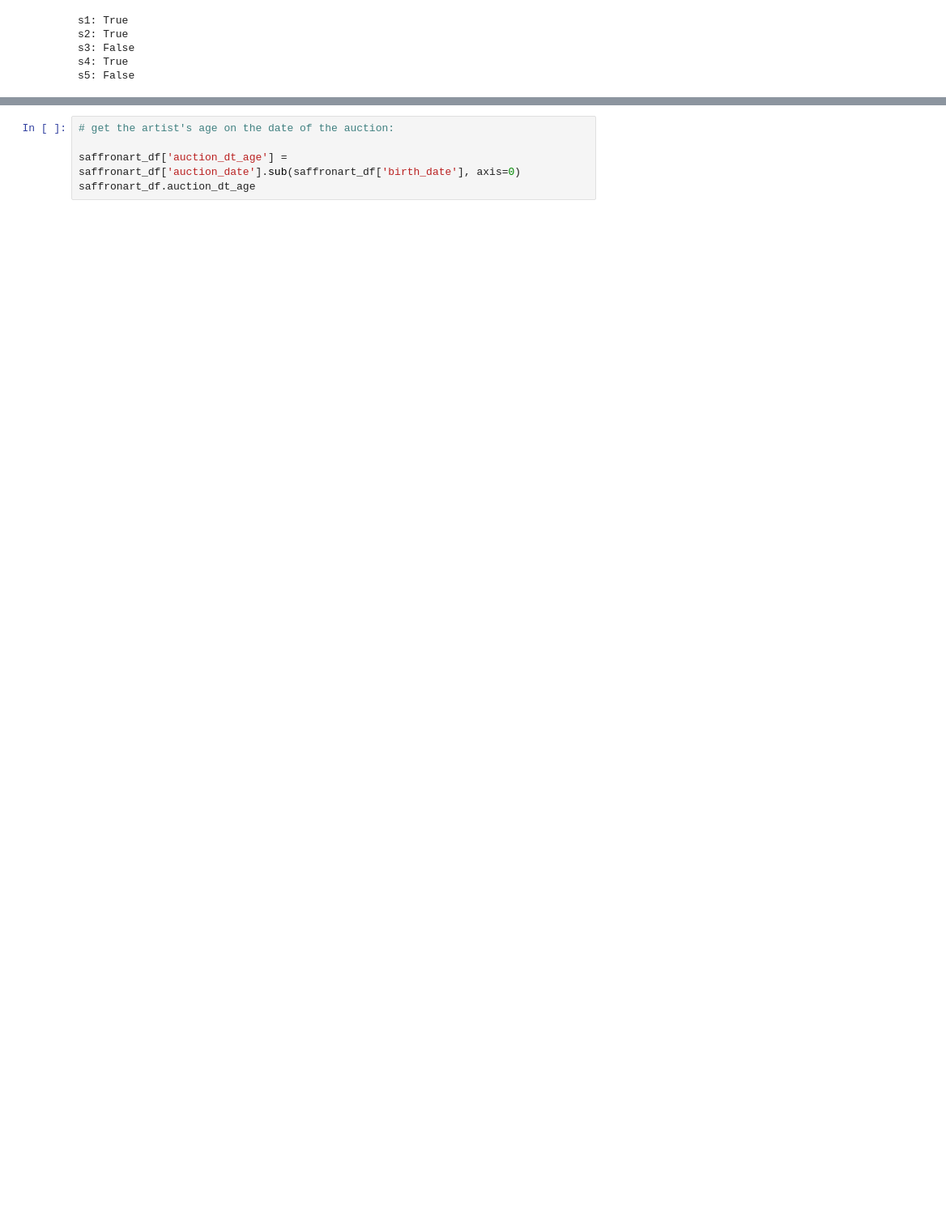
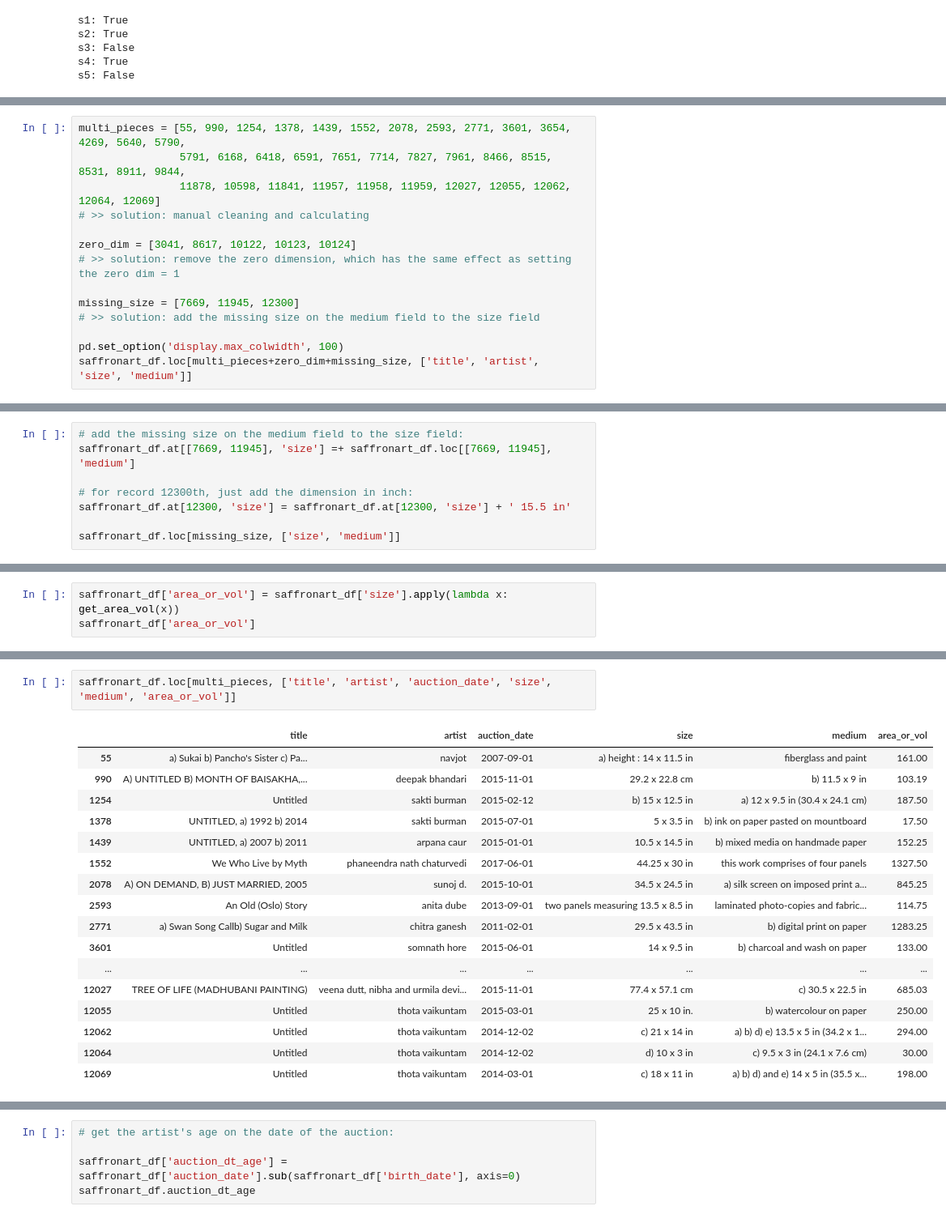
Before and after one commit to dcaohuu18/saffronart_stats_analysis, a Jupyter notebook: add_new_age_size.ipynb, the cells around one changed output, grey strips where cells are left out. Shown: that part at 81% size. Saved outputs shown, nothing was run; the diff lists cells and outputs as text; blank space fills up the shorter version.

Commit message:
finish cleaning the size

```diff
--- a/add_new_age_size.ipynb
+++ b/add_new_age_size.ipynb
@@ -162,0 +141,14 @@ saffronart_df.iloc[dirty_rows]
+# %%
+multi_pieces = [55, 990, 1254, 1378, 1439, 1552, 2078, 2593, 2771, 3601, 3654, 4269, 5640, 5790,
+                5791, 6168, 6418, 6591, 7651, 7714, 7827, 7961, 8466, 8515, 8531, 8911, 9844,
+                11878, 10598, 11841, 11957, 11958, 11959, 12027, 12055, 12062, 12064, 12069]
+# >> solution: manual cleaning and calculating
+
+zero_dim = [3041, 8617, 10122, 10123, 10124]
+# >> solution: remove the zero dimension, which has the same effect as setting the zero dim = 1
+
+missing_size = [7669, 11945, 12300]
+# >> solution: add the missing size on the medium field to the size field
+
+pd.set_option('display.max_colwidth', 100)
+saffronart_df.loc[multi_pieces+zero_dim+missing_size, ['title', 'artist', 'size', 'medium']]
@@ -162,0 +173,8 @@ saffronart_df.iloc[dirty_rows]
+# %%
+# add the missing size on the medium field to the size field:
+saffronart_df.at[[7669, 11945], 'size'] =+ saffronart_df.loc[[7669, 11945], 'medium']
+
+# for record 12300th, just add the dimension in inch:
+saffronart_df.at[12300, 'size'] = saffronart_df.at[12300, 'size'] + ' 15.5 in'
+
+saffronart_df.loc[missing_size, ['size', 'medium']]
@@ -170,3 +193,6 @@ def get_area_vol(x):
         dimensions = np.array(dimensions)/2.54 # convert to inch
 
     return np.prod(dimensions) # multiply them altogether
+# %%
+saffronart_df['area_or_vol'] = saffronart_df['size'].apply(lambda x: get_area_vol(x))
+saffronart_df['area_or_vol']
@@ -172,0 +212,20 @@ def get_area_vol(x):
+# %%
+saffronart_df.loc[multi_pieces, ['title', 'artist', 'auction_date', 'size', 'medium', 'area_or_vol']]
+# %% [output]
+|  | title | artist | auction_date | size | medium | area_or_vol |
+| 55 | a) Sukai b) Pancho's Sister c) Pa... | navjot | 2007-09-01 | a) height : 14 x 11.5 in | fiberglass and paint | 161.00 |
+| 990 | A) UNTITLED B) MONTH OF BAISAKHA,... | deepak bhandari | 2015-11-01 | 29.2 x 22.8 cm | b) 11.5 x 9 in | 103.19 |
+| 1254 | Untitled | sakti burman | 2015-02-12 | b) 15 x 12.5 in | a) 12 x 9.5 in (30.4 x 24.1 cm) | 187.50 |
+| 1378 | UNTITLED, a) 1992 b) 2014 | sakti burman | 2015-07-01 | 5 x 3.5 in | b) ink on paper pasted on mountboard | 17.50 |
+| 1439 | UNTITLED, a) 2007 b) 2011 | arpana caur | 2015-01-01 | 10.5 x 14.5 in | b) mixed media on handmade paper | 152.25 |
+| 1552 | We Who Live by Myth | phaneendra nath chaturvedi | 2017-06-01 | 44.25 x 30 in | this work comprises of four panels | 1327.50 |
+| 2078 | A) ON DEMAND, B) JUST MARRIED, 2005 | sunoj d. | 2015-10-01 | 34.5 x 24.5 in | a) silk screen on imposed print a... | 845.25 |
+| 2593 | An Old (Oslo) Story | anita dube | 2013-09-01 | two panels measuring 13.5 x 8.5 in | laminated photo-copies and fabric... | 114.75 |
+| 2771 | a) Swan Song Callb) Sugar and Milk | chitra ganesh | 2011-02-01 | 29.5 x 43.5 in | b) digital print on paper | 1283.25 |
+| 3601 | Untitled | somnath hore | 2015-06-01 | 14 x 9.5 in | b) charcoal and wash on paper | 133.00 |
+| ... | ... | ... | ... | ... | ... | ... |
+| 12027 | TREE OF LIFE (MADHUBANI PAINTING) | veena dutt, nibha and urmila devi... | 2015-11-01 | 77.4 x 57.1 cm | c) 30.5 x 22.5 in | 685.03 |
+| 12055 | Untitled | thota vaikuntam | 2015-03-01 | 25 x 10 in. | b) watercolour on paper | 250.00 |
+| 12062 | Untitled | thota vaikuntam | 2014-12-02 | c) 21 x 14 in | a) b) d) e) 13.5 x 5 in (34.2 x 1... | 294.00 |
+| 12064 | Untitled | thota vaikuntam | 2014-12-02 | d) 10 x 3 in | c) 9.5 x 3 in (24.1 x 7.6 cm) | 30.00 |
+| 12069 | Untitled | thota vaikuntam | 2014-03-01 | c) 18 x 11 in | a) b) d) and e) 14 x 5 in (35.5 x... | 198.00 |
```
Also changed, not shown: parts of 15 cells of this notebook.
